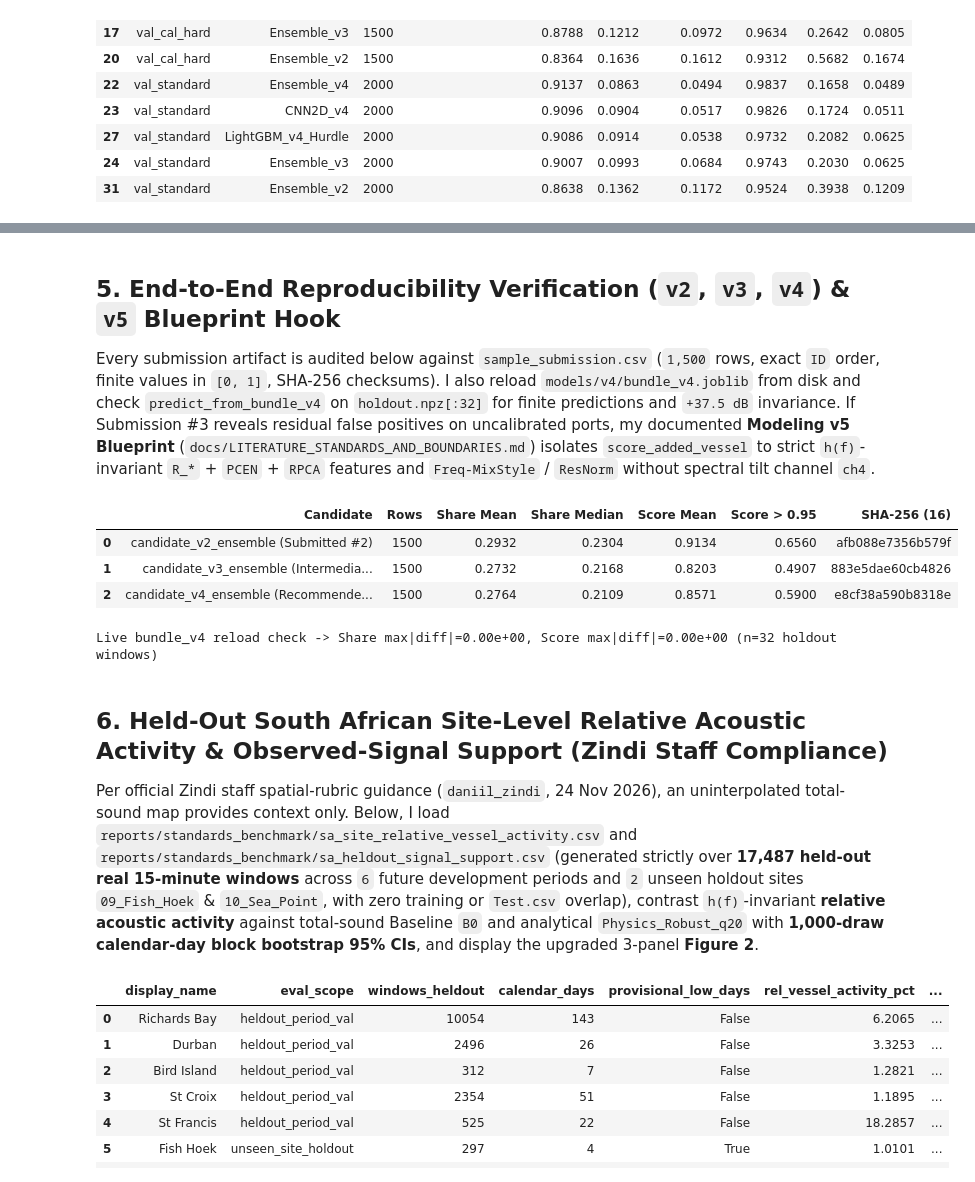
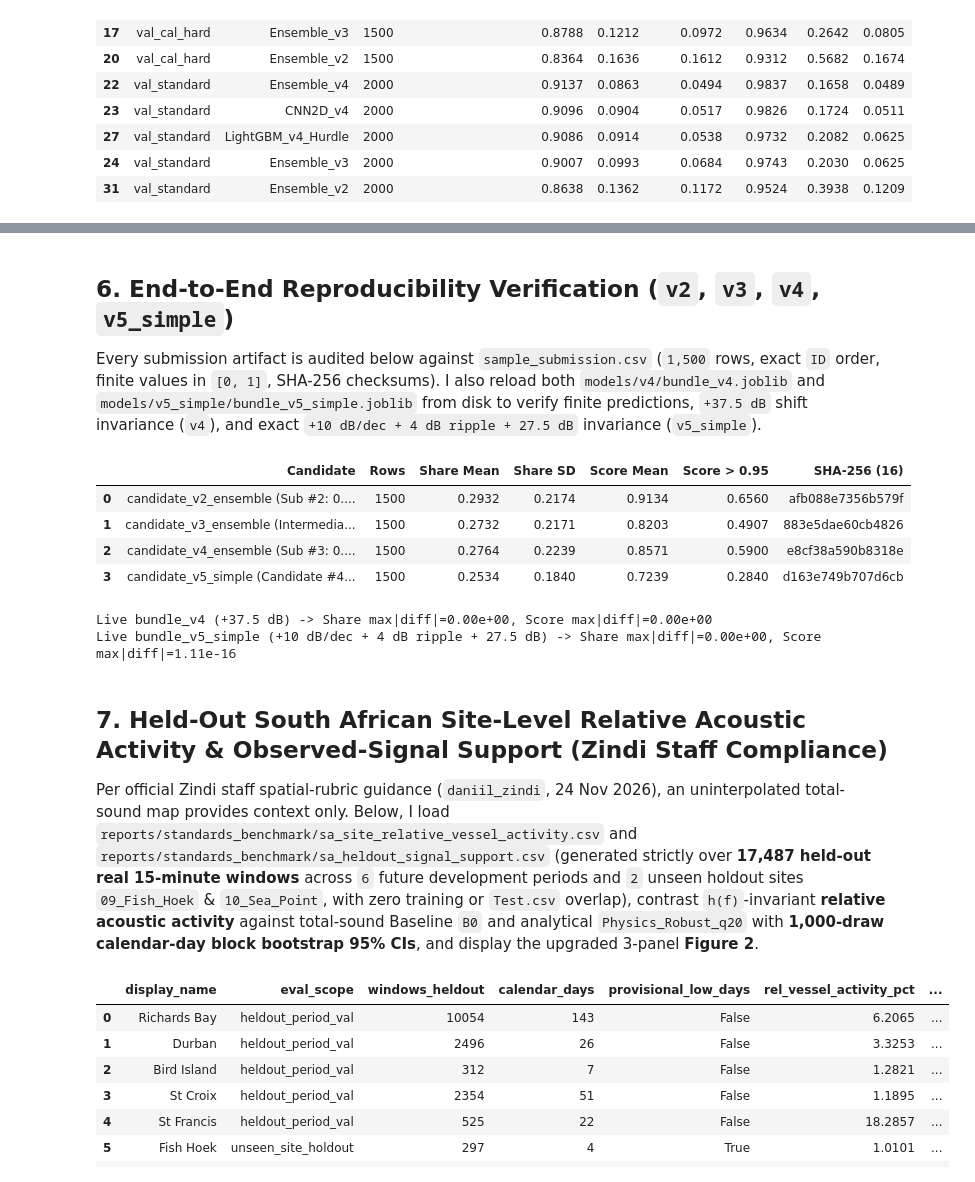
Before and after one commit to ebotchway/french-embassy-underwater-vessel-noise-challenge, a Jupyter notebook: notebooks/03_domain_generalization_v3_v4_and_standards.ipynb, the cells around one changed output, grey strips where cells are left out. Drawn from its saved outputs; the diff is of its cells as text; code cells hidden in the pictures.

```diff
--- a/notebooks/03_domain_generalization_v3_v4_and_standards.ipynb
+++ b/notebooks/03_domain_generalization_v3_v4_and_standards.ipynb
@@ -331,54 +401,67 @@ Figure 2 · Hydrophone Tilt Stress, Hard Strata & Unseen Holdout Sites
 Figure 3 · Acoustic Signal Boundaries (ISO 18405, PCEN & RPCA Decomposition)
 [figure]
 # %% [markdown]
-## 5. End-to-End Reproducibility Verification (`v2`, `v3`, `v4`) & `v5` Blueprint Hook
+## 6. End-to-End Reproducibility Verification (`v2`, `v3`, `v4`, `v5_simple`)
 
-Every submission artifact is audited below against `sample_submission.csv` (`1,500` rows, exact `ID` order, finite values in `[0, 1]`, SHA-256 checksums). I also reload `models/v4/bundle_v4.joblib` from disk and check `predict_from_bundle_v4` on `holdout.npz[:32]` for finite predictions and `+37.5 dB` invariance. If Submission #3 reveals residual false positives on uncalibrated ports, my documented **Modeling v5 Blueprint** (`docs/LITERATURE_STANDARDS_AND_BOUNDARIES.md`) isolates `score_added_vessel` to strict `h(f)`-invariant `R_*` + `PCEN` + `RPCA` features and `Freq-MixStyle` / `ResNorm` without spectral tilt channel `ch4`.
+Every submission artifact is audited below against `sample_submission.csv` (`1,500` rows, exact `ID` order, finite values in `[0, 1]`, SHA-256 checksums). I also reload both `models/v4/bundle_v4.joblib` and `models/v5_simple/bundle_v5_simple.joblib` from disk to verify finite predictions, `+37.5 dB` shift invariance (`v4`), and exact `+10 dB/dec + 4 dB ripple + 27.5 dB` invariance (`v5_simple`).
 # %%
 sample = pd.read_csv(ROOT / "data/zindi/raw/sample_submission.csv")
 sub_rows = []
 subs = {}
 for tag, rel in [
-    ("candidate_v2_ensemble (Submitted #2)", "submissions/candidate_v2_ensemble.csv"),
+    ("candidate_v2_ensemble (Sub #2: 0.7750)", "submissions/candidate_v2_ensemble.csv"),
     ("candidate_v3_ensemble (Intermediate v3)", "submissions/candidate_v3_ensemble.csv"),
-    ("candidate_v4_ensemble (Recommended #3)", "submissions/candidate_v4_ensemble.csv"),
+    ("candidate_v4_ensemble (Sub #3: 0.7752)", "submissions/candidate_v4_ensemble.csv"),
+    ("candidate_v5_simple (Candidate #4: 42 h(f)-inv)", "submissions/candidate_v5_simple.csv"),
 ]:
     p = ROOT / rel
     df = pd.read_csv(p)
     assert list(df.columns) == list(sample.columns) and len(df) == 1500
     assert (df["ID"] == sample["ID"]).all()
     assert df["share_added_vessel"].between(0.0, 1.0).all()
     assert df["score_added_vessel"].between(0.0, 1.0).all()
     subs[tag] = df
     sha = hashlib.sha256(p.read_bytes()).hexdigest()[:16]
     sub_rows.append({
         "Candidate": tag,
         "Rows": len(df),
         "Share Mean": round(float(df["share_added_vessel"].mean()), 4),
-        "Share Median": round(float(df["share_added_vessel"].median()), 4),
+        "Share SD": round(float(df["share_added_vessel"].std()), 4),
         "Score Mean": round(float(df["score_added_vessel"].mean()), 4),
         "Score > 0.95": round(float((df["score_added_vessel"] > 0.95).mean()), 4),
         "SHA-256 (16)": sha,
     })
 display(pd.DataFrame(sub_rows))
 
-# Live bundle_v4 reload + continuous +37.5 dB check
+# Live bundle_v4 reload + +37.5 dB check AND bundle_v5_simple reload + +10 dB/dec + ripple + gain check
 bundle_v4 = joblib.load(ROOT / "models/v4/bundle_v4.joblib")
 sh_a, sc_a = predict_from_bundle_v4(bundle_v4, X_sub)
 sh_b, sc_b = predict_from_bundle_v4(bundle_v4, X_sub + 37.5)
 print(
-    f"Live bundle_v4 reload check -> Share max|diff|={np.max(np.abs(sh_a - sh_b)):.2e}, "
-    f"Score max|diff|={np.max(np.abs(sc_a - sc_b)):.2e} (n={len(X_sub)} holdout windows)"
+    f"Live bundle_v4 (+37.5 dB) -> Share max|diff|={np.max(np.abs(sh_a - sh_b)):.2e}, "
+    f"Score max|diff|={np.max(np.abs(sc_a - sc_b)):.2e}"
 )
 assert np.max(np.abs(sh_a - sh_b)) < 1e-6 and np.max(np.abs(sc_a - sc_b)) < 1e-6
+
+bundle_v5 = joblib.load(ROOT / "models/v5_simple/bundle_v5_simple.joblib")
+warp_v5 = (10.0 * LOG10_F_NORM + 4.0 * np.cos(2.0 * np.pi * NORM_BAND_COORD * 1.3 + 0.5) + 27.5)[None, None, :]
+sh_5a, sc_5a = predict_from_bundle_v5_simple(bundle_v5, X_sub)
+sh_5b, sc_5b = predict_from_bundle_v5_simple(bundle_v5, X_sub + warp_v5)
+print(
+    f"Live bundle_v5_simple (+10 dB/dec + 4 dB ripple + 27.5 dB) -> Share max|diff|={np.max(np.abs(sh_5a - sh_5b)):.2e}, "
+    f"Score max|diff|={np.max(np.abs(sc_5a - sc_5b)):.2e}"
+)
+assert np.max(np.abs(sh_5a - sh_5b)) < 1e-3 and np.max(np.abs(sc_5a - sc_5b)) < 1e-6
 # %% [output]
-|  | Candidate | Rows | Share Mean | Share Median | Score Mean | Score > 0.95 | SHA-256 (16) |
-| 0 | candidate_v2_ensemble (Submitted #2) | 1500 | 0.2932 | 0.2304 | 0.9134 | 0.6560 | afb088e7356b579f |
-| 1 | candidate_v3_ensemble (Intermedia... | 1500 | 0.2732 | 0.2168 | 0.8203 | 0.4907 | 883e5dae60cb4826 |
-| 2 | candidate_v4_ensemble (Recommende... | 1500 | 0.2764 | 0.2109 | 0.8571 | 0.5900 | e8cf38a590b8318e |
+|  | Candidate | Rows | Share Mean | Share SD | Score Mean | Score > 0.95 | SHA-256 (16) |
+| 0 | candidate_v2_ensemble (Sub #2: 0.... | 1500 | 0.2932 | 0.2174 | 0.9134 | 0.6560 | afb088e7356b579f |
+| 1 | candidate_v3_ensemble (Intermedia... | 1500 | 0.2732 | 0.2171 | 0.8203 | 0.4907 | 883e5dae60cb4826 |
+| 2 | candidate_v4_ensemble (Sub #3: 0.... | 1500 | 0.2764 | 0.2239 | 0.8571 | 0.5900 | e8cf38a590b8318e |
+| 3 | candidate_v5_simple (Candidate #4... | 1500 | 0.2534 | 0.1840 | 0.7239 | 0.2840 | d163e749b707d6cb |
-Live bundle_v4 reload check -> Share max|diff|=0.00e+00, Score max|diff|=0.00e+00 (n=32 holdout windows)
+Live bundle_v4 (+37.5 dB) -> Share max|diff|=0.00e+00, Score max|diff|=0.00e+00
+Live bundle_v5_simple (+10 dB/dec + 4 dB ripple + 27.5 dB) -> Share max|diff|=0.00e+00, Score max|diff|=1.11e-16
 # %% [markdown]
-## 6. Held-Out South African Site-Level Relative Acoustic Activity & Observed-Signal Support (Zindi Staff Compliance)
+## 7. Held-Out South African Site-Level Relative Acoustic Activity & Observed-Signal Support (Zindi Staff Compliance)
 
 Per official Zindi staff spatial-rubric guidance (`daniil_zindi`, 24 Nov 2026), an uninterpolated total-sound map provides context only. Below, I load `reports/standards_benchmark/sa_site_relative_vessel_activity.csv` and `reports/standards_benchmark/sa_heldout_signal_support.csv` (generated strictly over **17,487 held-out real 15-minute windows** across `6` future development periods and `2` unseen holdout sites `09_Fish_Hoek` & `10_Sea_Point`, with zero training or `Test.csv` overlap), contrast `h(f)`-invariant **relative acoustic activity** against total-sound Baseline `B0` and analytical `Physics_Robust_q20` with **1,000-draw calendar-day block bootstrap 95% CIs**, and display the upgraded 3-panel **Figure 2**.
 # %%
```
Also changed, not shown: parts of 10 cells of this notebook, 23 other files.
